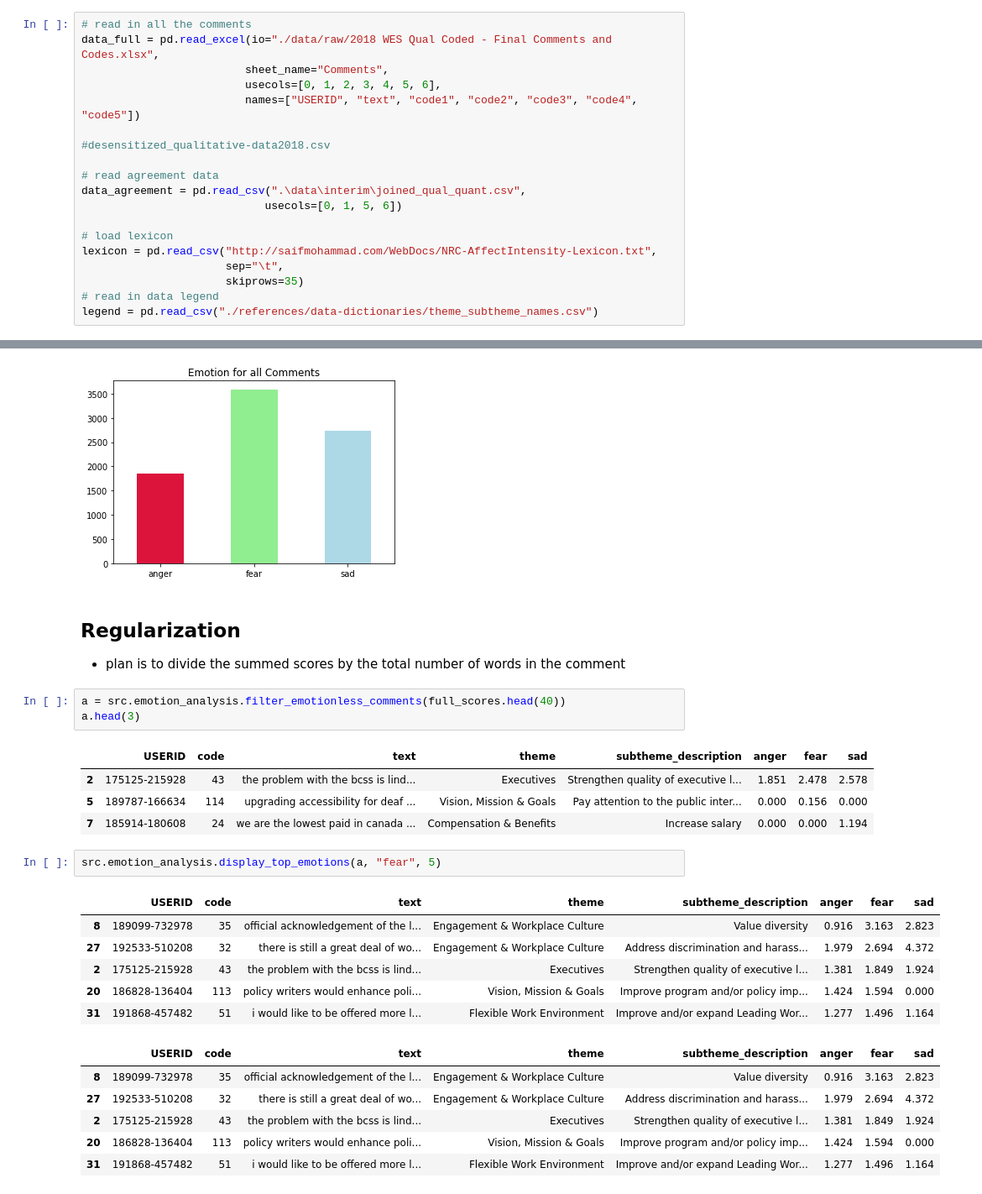
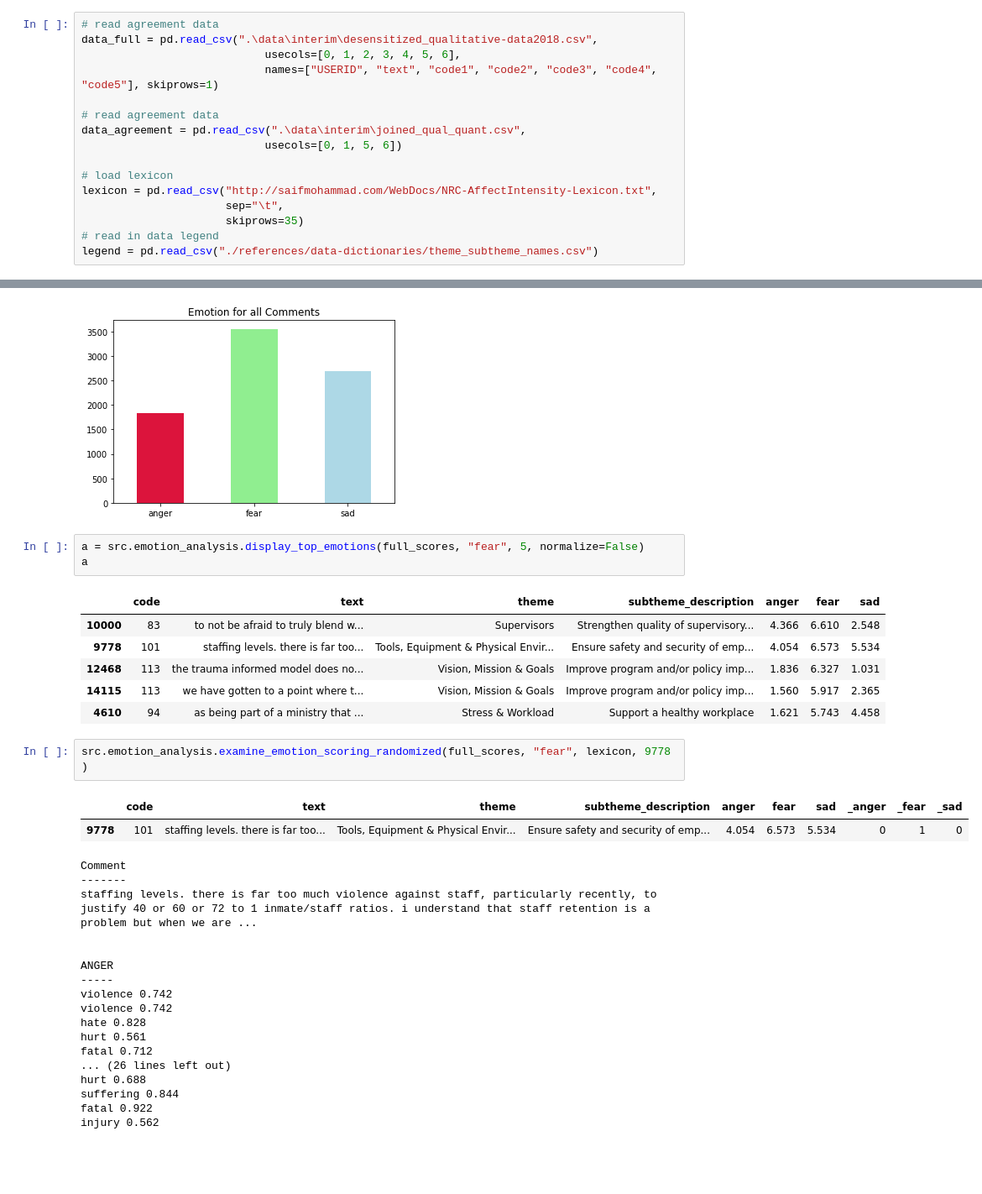
Before and after one commit to Jamienie/mds_capstone_bcstats, a Jupyter notebook: notebooks/ap_emotion_analysis_qual_to_quant.ipynb, the cells around one changed output, grey strips where cells are left out. Shown at 84% size. Saved outputs shown, nothing was run; the diff lists cells and outputs as text; blank space fills up the shorter version.

```diff
--- a/notebooks/ap_emotion_analysis_qual_to_quant.ipynb
+++ b/notebooks/ap_emotion_analysis_qual_to_quant.ipynb
@@ -41,13 +38,10 @@ The autoreload extension is already loaded. To reload it, use:
 # %% [markdown]
 ## Load Data and Lexicon
 # %%
-# read in all the comments
-data_full = pd.read_excel(io="./data/raw/2018 WES Qual Coded - Final Comments and Codes.xlsx",
-                         sheet_name="Comments",
-                         usecols=[0, 1, 2, 3, 4, 5, 6],
-                         names=["USERID", "text", "code1", "code2", "code3", "code4", "code5"])
-
-#desensitized_qualitative-data2018.csv
+# read agreement data
+data_full = pd.read_csv(".\data\interim\desensitized_qualitative-data2018.csv",
+                            usecols=[0, 1, 2, 3, 4, 5, 6],
+                            names=["USERID", "text", "code1", "code2", "code3", "code4", "code5"], skiprows=1)
 
 # read agreement data
 data_agreement = pd.read_csv(".\data\interim\joined_qual_quant.csv",
@@ -136,30 +130,35 @@ display(agreement_scores.head(3))
 src.emotion_analysis.plot_data(data=full_scores)
 # %% [output]
 [figure]
-# %% [markdown]
-## Regularization
-
-- plan is to divide the summed scores by the total number of words in the comment
 # %%
-a = src.emotion_analysis.filter_emotionless_comments(full_scores.head(40))
-a.head(3)
+a = src.emotion_analysis.display_top_emotions(full_scores, "fear", 5, normalize=False)
+a
 # %% [output]
-|  | USERID | code | text | theme | subtheme_description | anger | fear | sad |
-| 2 | 175125-215928 | 43 | the problem with the bcss is lind... | Executives | Strengthen quality of executive l... | 1.851 | 2.478 | 2.578 |
-| 5 | 189787-166634 | 114 | upgrading accessibility for deaf ... | Vision, Mission & Goals | Pay attention to the public inter... | 0.000 | 0.156 | 0.000 |
-| 7 | 185914-180608 | 24 | we are the lowest paid in canada ... | Compensation & Benefits | Increase salary | 0.000 | 0.000 | 1.194 |
+|  | code | text | theme | subtheme_description | anger | fear | sad |
+| 10000 | 83 | to not be afraid to truly blend w... | Supervisors | Strengthen quality of supervisory... | 4.366 | 6.610 | 2.548 |
+| 9778 | 101 | staffing levels. there is far too... | Tools, Equipment & Physical Envir... | Ensure safety and security of emp... | 4.054 | 6.573 | 5.534 |
+| 12468 | 113 | the trauma informed model does no... | Vision, Mission & Goals | Improve program and/or policy imp... | 1.836 | 6.327 | 1.031 |
+| 14115 | 113 | we have gotten to a point where t... | Vision, Mission & Goals | Improve program and/or policy imp... | 1.560 | 5.917 | 2.365 |
+| 4610 | 94 | as being part of a ministry that ... | Stress & Workload | Support a healthy workplace | 1.621 | 5.743 | 4.458 |
 # %%
-src.emotion_analysis.display_top_emotions(a, "fear", 5)
+src.emotion_analysis.examine_emotion_scoring_randomized(full_scores, "fear", lexicon, 9778 )
 # %% [output]
-|  | USERID | code | text | theme | subtheme_description | anger | fear | sad |
-| 8 | 189099-732978 | 35 | official acknowledgement of the l... | Engagement & Workplace Culture | Value diversity | 0.916 | 3.163 | 2.823 |
-| 27 | 192533-510208 | 32 | there is still a great deal of wo... | Engagement & Workplace Culture | Address discrimination and harass... | 1.979 | 2.694 | 4.372 |
-| 2 | 175125-215928 | 43 | the problem with the bcss is lind... | Executives | Strengthen quality of executive l... | 1.381 | 1.849 | 1.924 |
-| 20 | 186828-136404 | 113 | policy writers would enhance poli... | Vision, Mission & Goals | Improve program and/or policy imp... | 1.424 | 1.594 | 0.000 |
-| 31 | 191868-457482 | 51 | i would like to be offered more l... | Flexible Work Environment | Improve and/or expand Leading Wor... | 1.277 | 1.496 | 1.164 |
+|  | code | text | theme | subtheme_description | anger | fear | sad | _anger | _fear | _sad |
+| 9778 | 101 | staffing levels. there is far too... | Tools, Equipment & Physical Envir... | Ensure safety and security of emp... | 4.054 | 6.573 | 5.534 | 0 | 1 | 0 |
-|  | USERID | code | text | theme | subtheme_description | anger | fear | sad |
-| 8 | 189099-732978 | 35 | official acknowledgement of the l... | Engagement & Workplace Culture | Value diversity | 0.916 | 3.163 | 2.823 |
-| 27 | 192533-510208 | 32 | there is still a great deal of wo... | Engagement & Workplace Culture | Address discrimination and harass... | 1.979 | 2.694 | 4.372 |
-| 2 | 175125-215928 | 43 | the problem with the bcss is lind... | Executives | Strengthen quality of executive l... | 1.381 | 1.849 | 1.924 |
-| 20 | 186828-136404 | 113 | policy writers would enhance poli... | Vision, Mission & Goals | Improve program and/or policy imp... | 1.424 | 1.594 | 0.000 |
-| 31 | 191868-457482 | 51 | i would like to be offered more l... | Flexible Work Environment | Improve and/or expand Leading Wor... | 1.277 | 1.496 | 1.164 |
+Comment
+-------
+staffing levels. there is far too much violence against staff, particularly recently, to justify 40 or 60 or 72 to 1 inmate/staff ratios. i understand that staff retention is a problem but when we are ...
+
+
+ANGER
+-----
+violence 0.742
+violence 0.742
+hate 0.828
+hurt 0.561
+fatal 0.712
+... (26 lines left out)
+hurt 0.688
+suffering 0.844
+fatal 0.922
+injury 0.562
```
Also changed, not shown: parts of 36 cells of this notebook, 1 other file.
